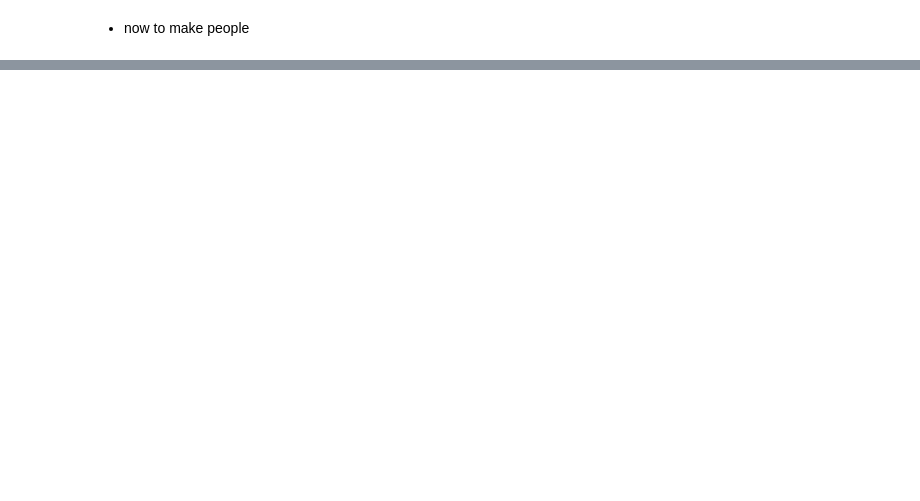
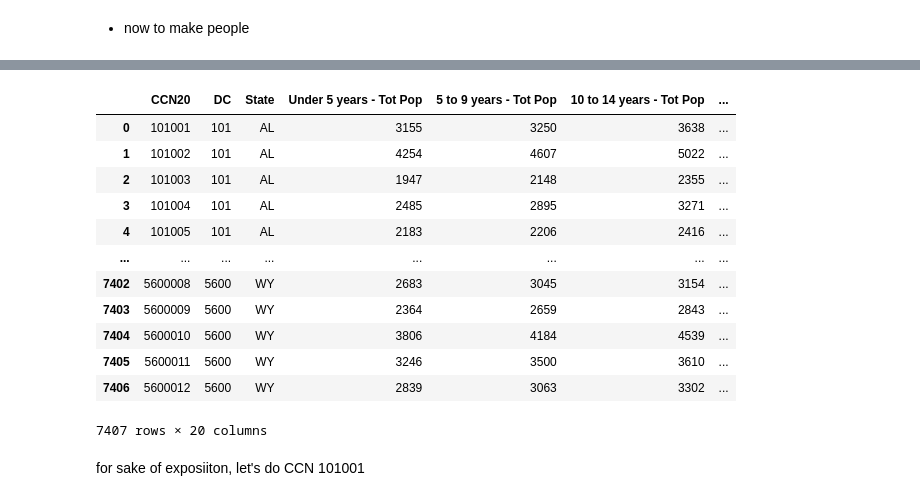
Before and after one commit to camilleberg/congressional_communities, a Jupyter notebook: map project/new_map_viz/people_char.ipynb, the cells around one changed output, grey strips where cells are left out. Cells and saved outputs as stored; diff of their text form; code cells hidden in the pictures; blank space fills up the shorter version.

```diff
--- a/map project/new_map_viz/people_char.ipynb
+++ b/map project/new_map_viz/people_char.ipynb
@@ -32,0 +50,5 @@ print(df.head())
+# %%
+df.rename(columns={'Dist Code': 'DC', 'State Postal Abbreviation': 'State'}, inplace=True)
+# %%
+age_bracket_cols = [col for col in df.columns if re.search(r'^(?!.*\bover\b).*?\bPop$', col)]
+age_bracket_cols
@@ -32,0 +73,23 @@ print(df.head())
+# %%
+# this needs to be a dictionary --
+# takes
+
+# e.g. age
+df_age = df[['CCN20', 'DC', 'State']].join(df[age_bracket_cols])
+df_age
+# %% [output]
+|  | CCN20 | DC | State | Under 5 years - Tot Pop | 5 to 9 years - Tot Pop | 10 to 14 years - Tot Pop | ... |
+| 0 | 101001 | 101 | AL | 3155 | 3250 | 3638 | ... |
+| 1 | 101002 | 101 | AL | 4254 | 4607 | 5022 | ... |
+| 2 | 101003 | 101 | AL | 1947 | 2148 | 2355 | ... |
+| 3 | 101004 | 101 | AL | 2485 | 2895 | 3271 | ... |
+| 4 | 101005 | 101 | AL | 2183 | 2206 | 2416 | ... |
+| ... | ... | ... | ... | ... | ... | ... | ... |
+| 7402 | 5600008 | 5600 | WY | 2683 | 3045 | 3154 | ... |
+| 7403 | 5600009 | 5600 | WY | 2364 | 2659 | 2843 | ... |
+| 7404 | 5600010 | 5600 | WY | 3806 | 4184 | 4539 | ... |
+| 7405 | 5600011 | 5600 | WY | 3246 | 3500 | 3610 | ... |
+| 7406 | 5600012 | 5600 | WY | 2839 | 3063 | 3302 | ... |
+7407 rows × 20 columns
+# %% [markdown]
+for sake of exposiiton, let's do CCN 101001
```
Also changed, not shown: parts of 17 cells of this notebook.
